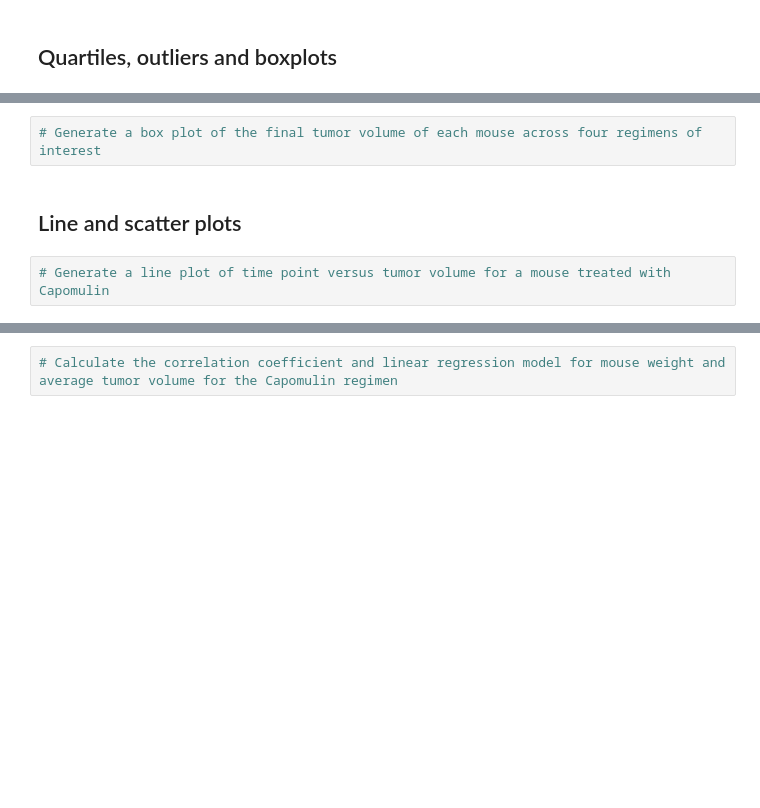
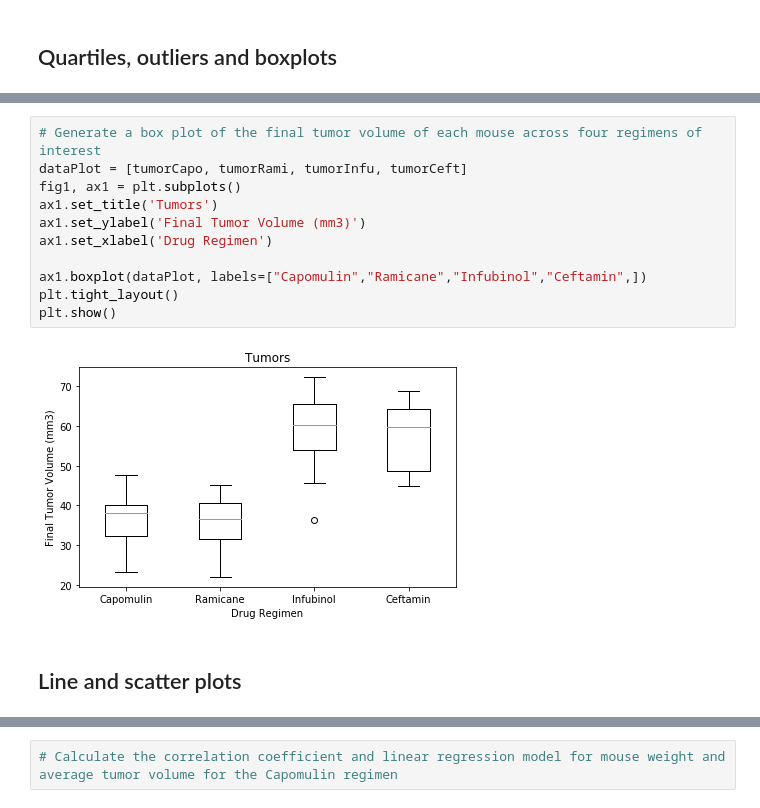
Before and after one commit to TravisDC5/matplotlib-challenege, a Jupyter notebook: 05-Matplotlib_HW_Instructions_Pymaceuticals_pymaceuticals_starter.ipynb, the cells around one changed output, grey strips where cells are left out. Cells and saved outputs as stored; diff of their text form; blank space fills up the shorter version.

```diff
--- a/05-Matplotlib_HW_Instructions_Pymaceuticals_pymaceuticals_starter.ipynb
+++ b/05-Matplotlib_HW_Instructions_Pymaceuticals_pymaceuticals_starter.ipynb
@@ -123,6 +189,15 @@ regimenList = ["Capomulin", "Ramicane", "Infubinol", "Ceftamin"]
 # %%
 # Generate a box plot of the final tumor volume of each mouse across four regimens of interest
+dataPlot = [tumorCapo, tumorRami, tumorInfu, tumorCeft]
+fig1, ax1 = plt.subplots()
+ax1.set_title('Tumors')
+ax1.set_ylabel('Final Tumor Volume (mm3)')
+ax1.set_xlabel('Drug Regimen')
+
+ax1.boxplot(dataPlot, labels=["Capomulin","Ramicane","Infubinol","Ceftamin",])
+plt.tight_layout()
+plt.show()
+# %% [output]
+[figure, added]
 # %% [markdown]
 ## Line and scatter plots
-# %%
-# Generate a line plot of time point versus tumor volume for a mouse treated with Capomulin
```
Also changed, not shown: parts of 6 cells of this notebook.
